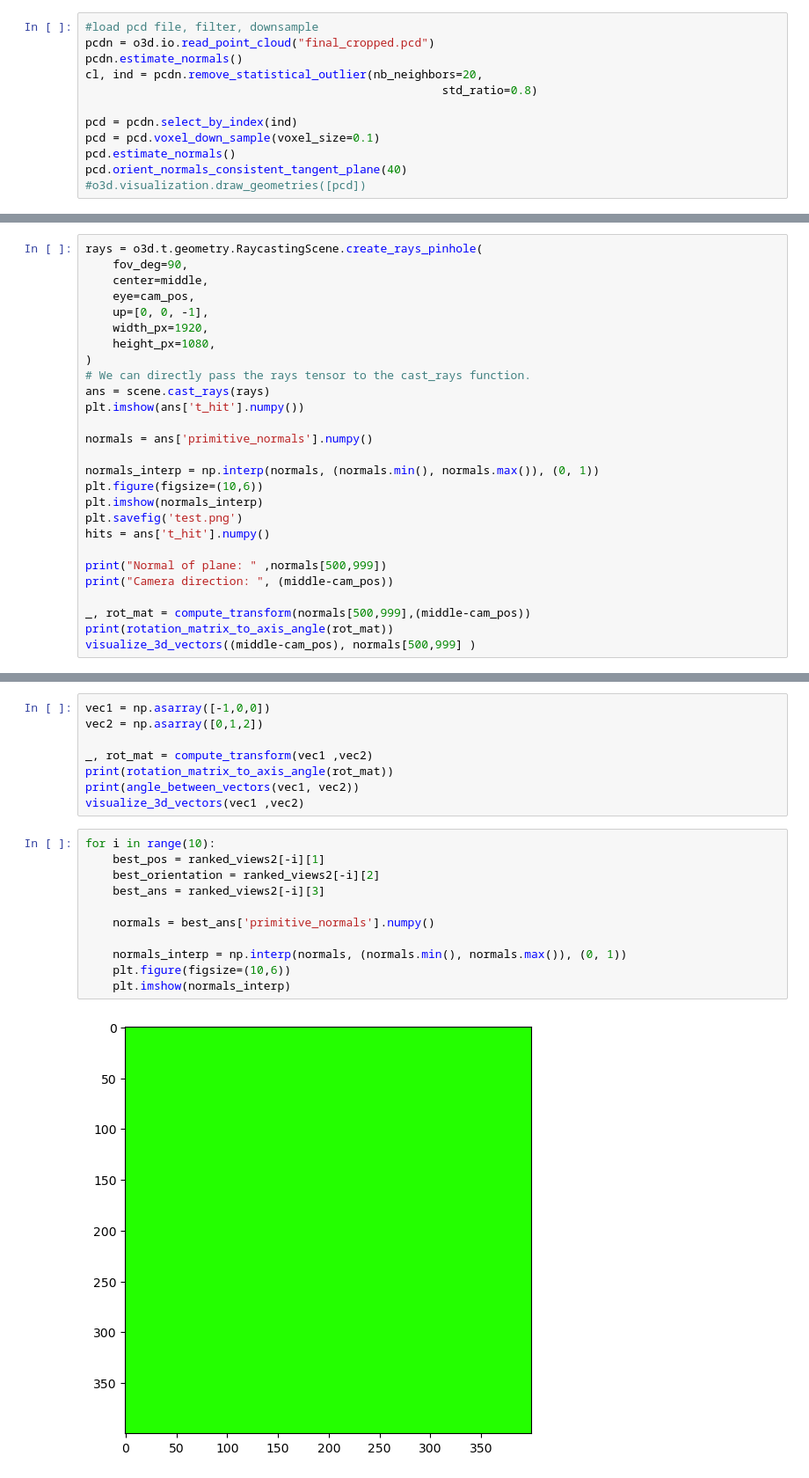
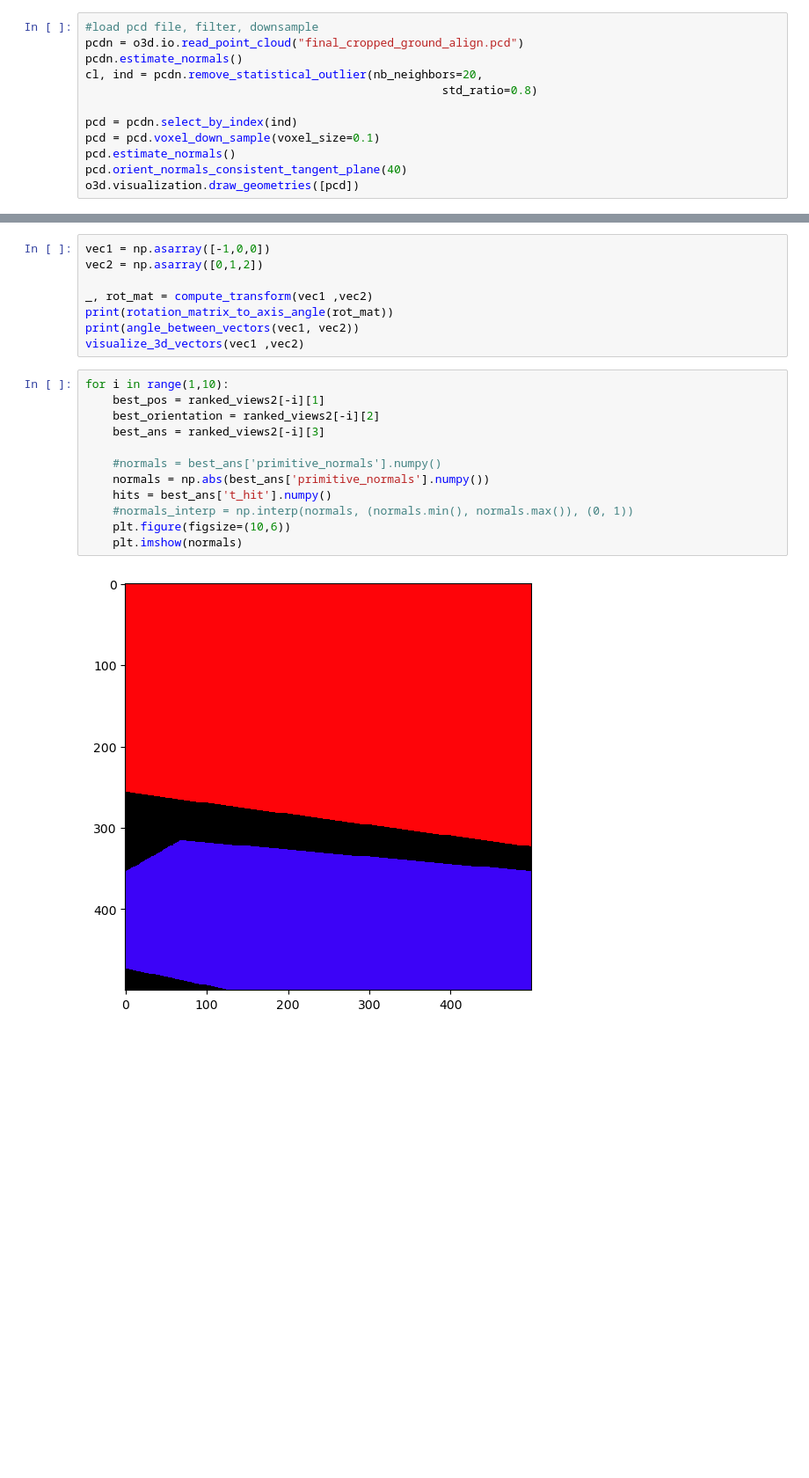
Before and after one commit to maxpape/project_mapping, a Jupyter notebook: nbv/ray_casting.ipynb, the cells around one changed output, grey strips where cells are left out. Shown: that part at 88% size. Drawn from its saved outputs; the diff is of its cells as text; blank space fills up the shorter version.

```diff
--- a/nbv/ray_casting.ipynb
+++ b/nbv/ray_casting.ipynb
@@ -14,6 +18,6 @@ from mpl_toolkits.mplot3d import Axes3D
 # %%
 #load pcd file, filter, downsample
-pcdn = o3d.io.read_point_cloud("final_cropped.pcd")
+pcdn = o3d.io.read_point_cloud("final_cropped_ground_align.pcd")
 pcdn.estimate_normals()
 cl, ind = pcdn.remove_statistical_outlier(nb_neighbors=20,
                                                     std_ratio=0.8)
@@ -22,7 +26,7 @@ pcd = pcdn.select_by_index(ind)
 pcd = pcd.voxel_down_sample(voxel_size=0.1)
 pcd.estimate_normals()
 pcd.orient_normals_consistent_tangent_plane(40)
-#o3d.visualization.draw_geometries([pcd])
+o3d.visualization.draw_geometries([pcd])
 # %%
 # detect boundarys in pointcloud
 
@@ -464,27 +381,0 @@ mp ranking took ms: 47.10074973106384
-# %%
-rays = o3d.t.geometry.RaycastingScene.create_rays_pinhole(
-    fov_deg=90,
-    center=middle,
-    eye=cam_pos,
-    up=[0, 0, -1],
-    width_px=1920,
-    height_px=1080,
-)
-# We can directly pass the rays tensor to the cast_rays function.
-ans = scene.cast_rays(rays)
-plt.imshow(ans['t_hit'].numpy())
-
-normals = ans['primitive_normals'].numpy()
-
-normals_interp = np.interp(normals, (normals.min(), normals.max()), (0, 1))
-plt.figure(figsize=(10,6))
-plt.imshow(normals_interp)
-plt.savefig('test.png')
-hits = ans['t_hit'].numpy()
-
-print("Normal of plane: " ,normals[500,999])
-print("Camera direction: ", (middle-cam_pos))
-
-_, rot_mat = compute_transform(normals[500,999],(middle-cam_pos))
-print(rotation_matrix_to_axis_angle(rot_mat))
-visualize_3d_vectors((middle-cam_pos), normals[500,999] )
@@ -514,15 +388,16 @@ print(rotation_matrix_to_axis_angle(rot_mat))
 print(angle_between_vectors(vec1, vec2))
 visualize_3d_vectors(vec1 ,vec2)
 # %%
-for i in range(10):
+for i in range(1,10):
     best_pos = ranked_views2[-i][1]
     best_orientation = ranked_views2[-i][2]
     best_ans = ranked_views2[-i][3]
 
-    normals = best_ans['primitive_normals'].numpy()
-
-    normals_interp = np.interp(normals, (normals.min(), normals.max()), (0, 1))
+    #normals = best_ans['primitive_normals'].numpy()
+    normals = np.abs(best_ans['primitive_normals'].numpy())
+    hits = best_ans['t_hit'].numpy()
+    #normals_interp = np.interp(normals, (normals.min(), normals.max()), (0, 1))
     plt.figure(figsize=(10,6))
-    plt.imshow(normals_interp)
+    plt.imshow(normals)
 # %% [output]
-[figure, old version]
+[figure, new version]
```
Also changed, not shown: parts of 13 cells of this notebook, 1 other file.
